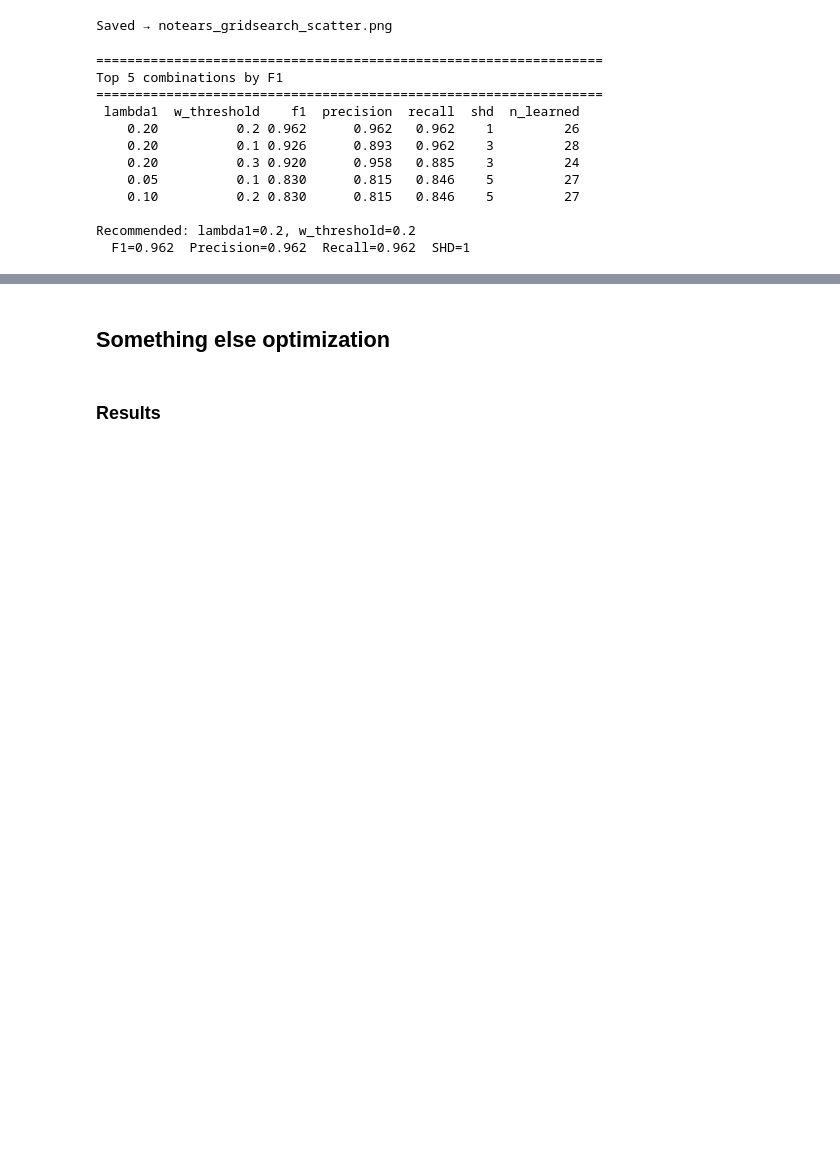
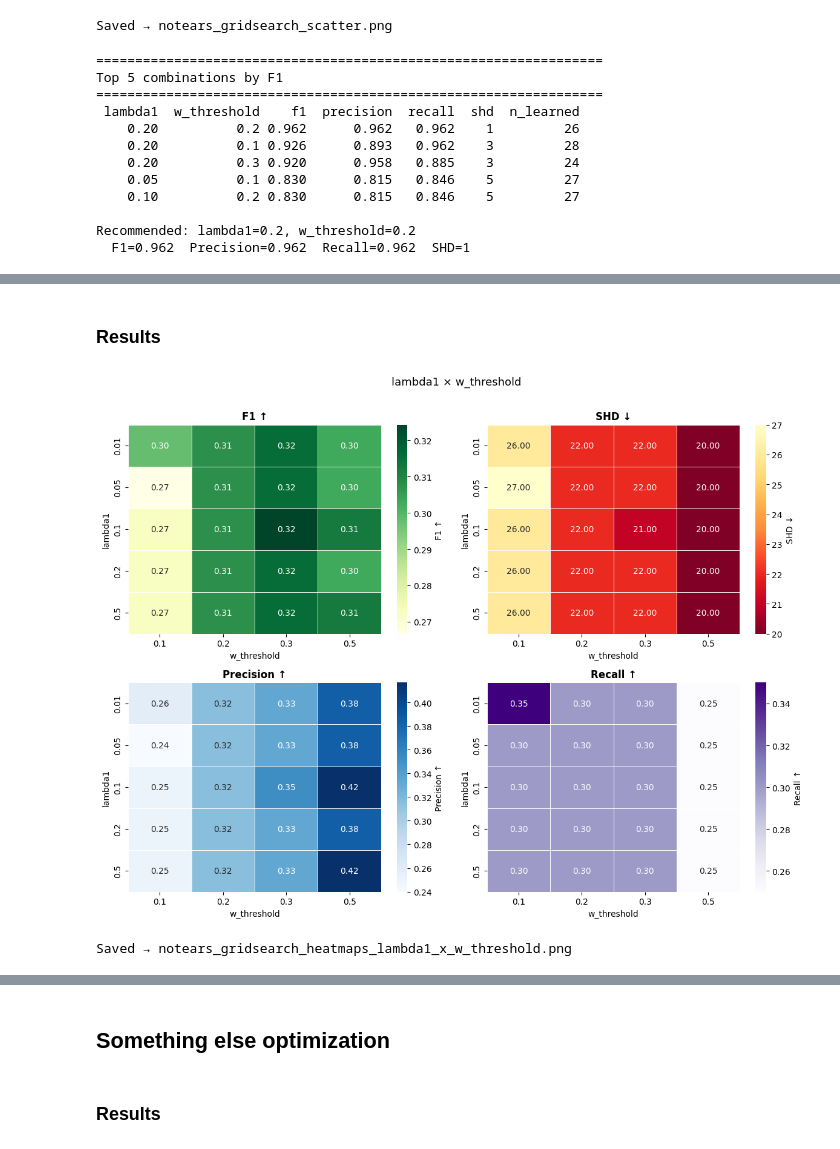
Before and after one commit to Tarekun/bayesian-continuous, a Jupyter notebook: gridsearch.ipynb, the cells around one changed output, grey strips where cells are left out. Drawn from its saved outputs; the diff is of its cells as text; code cells hidden in the pictures; blank space fills up the shorter version.

Commit message:
included sachs et al dataset

```diff
--- a/gridsearch.ipynb
+++ b/gridsearch.ipynb
@@ -42,7 +45,10 @@ def _edge_metrics(true_edges: set, learned_edges: set) -> dict:
     return {"shd": shd, "precision": precision, "recall": recall, "f1": f1}
 
 
-def grid_search(data, algorithm: str, param_grid: dict, gt_dag):
+_LOWER_IS_BETTER = {"shd"}
+
+
+def grid_search(data, algorithm: str, param_grid: dict, gt_dag, metric: str = "shd"):
     """Grid search over all combinations in param_grid.
 
     For each combination the algorithm is run on *data* and the resulting
@@ -53,16 +59,20 @@ def grid_search(data, algorithm: str, param_grid: dict, gt_dag):
         algorithm:  Algorithm name forwarded to learn_dag.
         param_grid: Mapping of parameter name → list of candidate values.
         gt_dag:     Ground-truth DAG (networkx DiGraph).
+        metric:     Metric used to select the best result ("shd", "f1",
+                    "precision", or "recall"). Defaults to "shd".
 
     Returns:
-        best_result: TrainingResult for the combination with the highest F1.
+        best_result: TrainingResult for the combination with the best score on metric.
         results_df:  DataFrame with one row per parameter combination,
                      columns = param names + [n_learned, shd, precision, recall, f1].
     """
-    true_edges  = set(gt_dag.edges())
-    param_names = list(param_grid.keys())
-    rows        = []
-    best_result, best_f1 = None, -1.0
+    true_edges       = set(gt_dag.edges())
+    param_names      = list(param_grid.keys())
+    rows             = []
+    lower_is_better  = metric in _LOWER_IS_BETTER
+    best_result      = None
+    best_val         = float("inf") if lower_is_better else -1.0
 
     n_combos = 1
     for v in param_grid.values():
@@ -74,8 +84,9 @@ def grid_search(data, algorithm: str, param_grid: dict, gt_dag):
         result = learn_dag(data, algorithm, **params)
         m      = _edge_metrics(true_edges, result.edges)
         rows.append({**params, "n_learned": len(result.edges), **m})
-        if m["f1"] > best_f1:
-            best_f1, best_result = m["f1"], result
+        val = m[metric]
+        if (val < best_val) if lower_is_better else (val > best_val):
+            best_val, best_result = val, result
 
     return best_result, pd.DataFrame(rows)
 # %% [markdown]
@@ -333,0 +308,22 @@ Recommended: lambda1=0.2, w_threshold=0.2
+# %%
+sachs_df  = load_sachs_data()
+sachs_dag = load_sachs_ground_truth()
+
+SACHS_PARAM_GRID = {
+    "lambda1":     [0.01, 0.05, 0.1, 0.2, 0.5],
+    "w_threshold": [0.1, 0.2, 0.3, 0.5],
+}
+
+print(f"Sachs: {sachs_df.shape[0]} samples, {sachs_df.shape[1]} nodes, {len(sachs_dag.edges())} true edges")
+best_result_sachs, results_df_sachs = grid_search(sachs_df, "notears", SACHS_PARAM_GRID, sachs_dag)
+
+best_params_sachs = results_df_sachs.loc[results_df_sachs["shd"].idxmin(), list(SACHS_PARAM_GRID.keys())].to_dict()
+print(f"Best SHD: {results_df_sachs['shd'].min():.0f}  params: {best_params_sachs}")
+results_df_sachs
+# %% [markdown]
+### Results
+# %%
+plot_heatmaps(results_df_sachs, SACHS_PARAM_GRID)
+# %% [output]
+[figure, added]
+Saved → notears_gridsearch_heatmaps_lambda1_x_w_threshold.png
```
Also changed, not shown: parts of 8 cells of this notebook, 1 other file.
